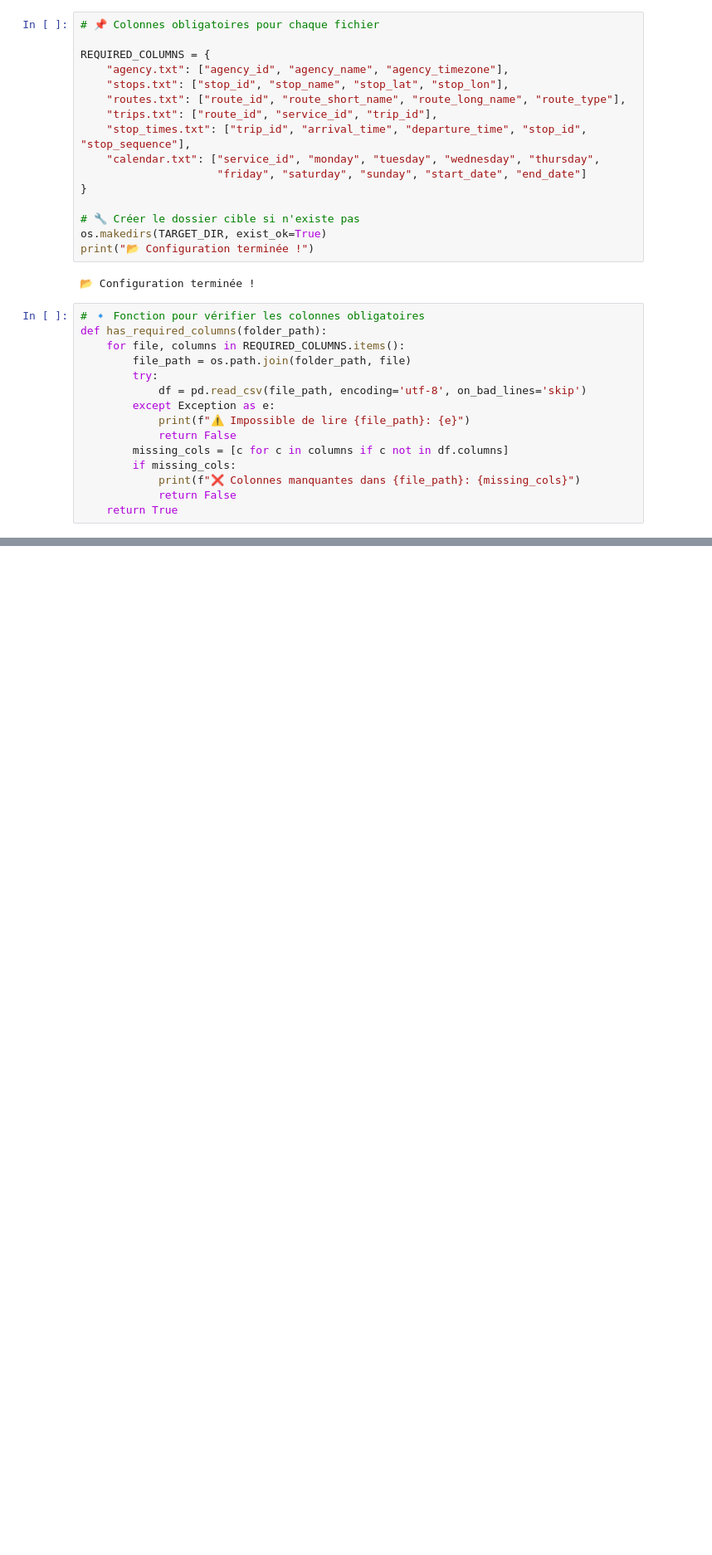
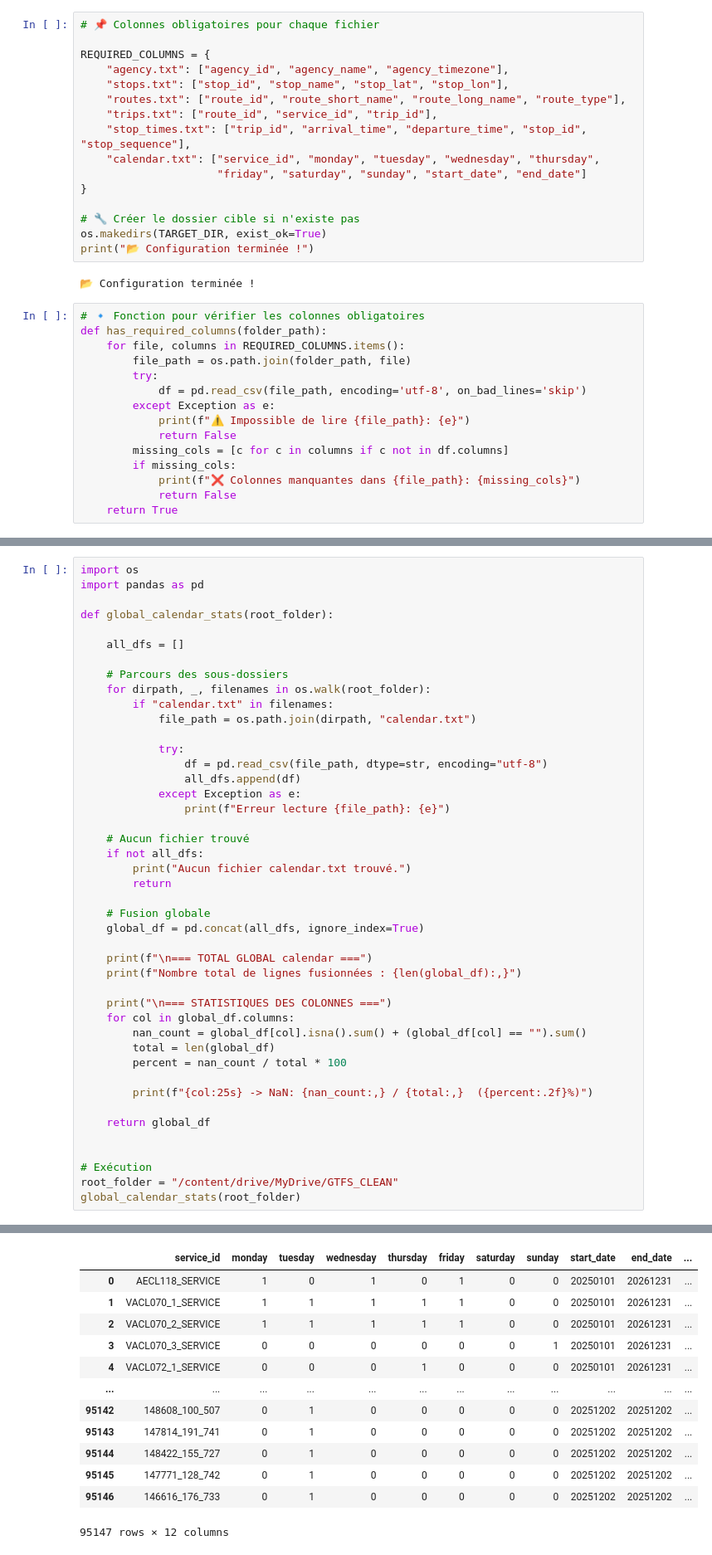
Before and after one commit to 12halima/Transport_Recommander, a Jupyter notebook: notebooks/01_load_gtfs.ipynb, the cells around one changed output, grey strips where cells are left out. Shown at 83% size. Drawn from its saved outputs; the diff is of its cells as text; blank space fills up the shorter version.

```diff
--- a/notebooks/01_load_gtfs.ipynb
+++ b/notebooks/01_load_gtfs.ipynb
@@ -245,0 +1113,45 @@ print(f"📁 Dossier final des GTFS valides : {TARGET_DIR}")
+# %%
+import os
+import pandas as pd
+
+def global_calendar_stats(root_folder):
+
+    all_dfs = []
+
+    # Parcours des sous-dossiers
+    for dirpath, _, filenames in os.walk(root_folder):
+        if "calendar.txt" in filenames:
+            file_path = os.path.join(dirpath, "calendar.txt")
+
+            try:
+                df = pd.read_csv(file_path, dtype=str, encoding="utf-8")
+                all_dfs.append(df)
+            except Exception as e:
+                print(f"Erreur lecture {file_path}: {e}")
+
+    # Aucun fichier trouvé
+    if not all_dfs:
+        print("Aucun fichier calendar.txt trouvé.")
+        return
+
+    # Fusion globale
+    global_df = pd.concat(all_dfs, ignore_index=True)
+
+    print(f"\n=== TOTAL GLOBAL calendar ===")
+    print(f"Nombre total de lignes fusionnées : {len(global_df):,}")
+
+    print("\n=== STATISTIQUES DES COLONNES ===")
+    for col in global_df.columns:
+        nan_count = global_df[col].isna().sum() + (global_df[col] == "").sum()
+        total = len(global_df)
+        percent = nan_count / total * 100
+
+        print(f"{col:25s} -> NaN: {nan_count:,} / {total:,}  ({percent:.2f}%)")
+
+    return global_df
+
+
+# Exécution
+root_folder = "/content/drive/MyDrive/GTFS_CLEAN"
+global_calendar_stats(root_folder)
+# %% [output]
@@ -245,0 +1174,13 @@ print(f"📁 Dossier final des GTFS valides : {TARGET_DIR}")
+|  | service_id | monday | tuesday | wednesday | thursday | friday | saturday | sunday | start_date | end_date | ... |
+| 0 | AECL118_SERVICE | 1 | 0 | 1 | 0 | 1 | 0 | 0 | 20250101 | 20261231 | ... |
+| 1 | VACL070_1_SERVICE | 1 | 1 | 1 | 1 | 1 | 0 | 0 | 20250101 | 20261231 | ... |
+| 2 | VACL070_2_SERVICE | 1 | 1 | 1 | 1 | 1 | 0 | 0 | 20250101 | 20261231 | ... |
+| 3 | VACL070_3_SERVICE | 0 | 0 | 0 | 0 | 0 | 0 | 1 | 20250101 | 20261231 | ... |
+| 4 | VACL072_1_SERVICE | 0 | 0 | 0 | 1 | 0 | 0 | 0 | 20250101 | 20261231 | ... |
+| ... | ... | ... | ... | ... | ... | ... | ... | ... | ... | ... | ... |
+| 95142 | 148608_100_507 | 0 | 1 | 0 | 0 | 0 | 0 | 0 | 20251202 | 20251202 | ... |
+| 95143 | 147814_191_741 | 0 | 1 | 0 | 0 | 0 | 0 | 0 | 20251202 | 20251202 | ... |
+| 95144 | 148422_155_727 | 0 | 1 | 0 | 0 | 0 | 0 | 0 | 20251202 | 20251202 | ... |
+| 95145 | 147771_128_742 | 0 | 1 | 0 | 0 | 0 | 0 | 0 | 20251202 | 20251202 | ... |
+| 95146 | 146616_176_733 | 0 | 1 | 0 | 0 | 0 | 0 | 0 | 20251202 | 20251202 | ... |
+95147 rows × 12 columns
```
Also changed, not shown: parts of 21 cells of this notebook.
